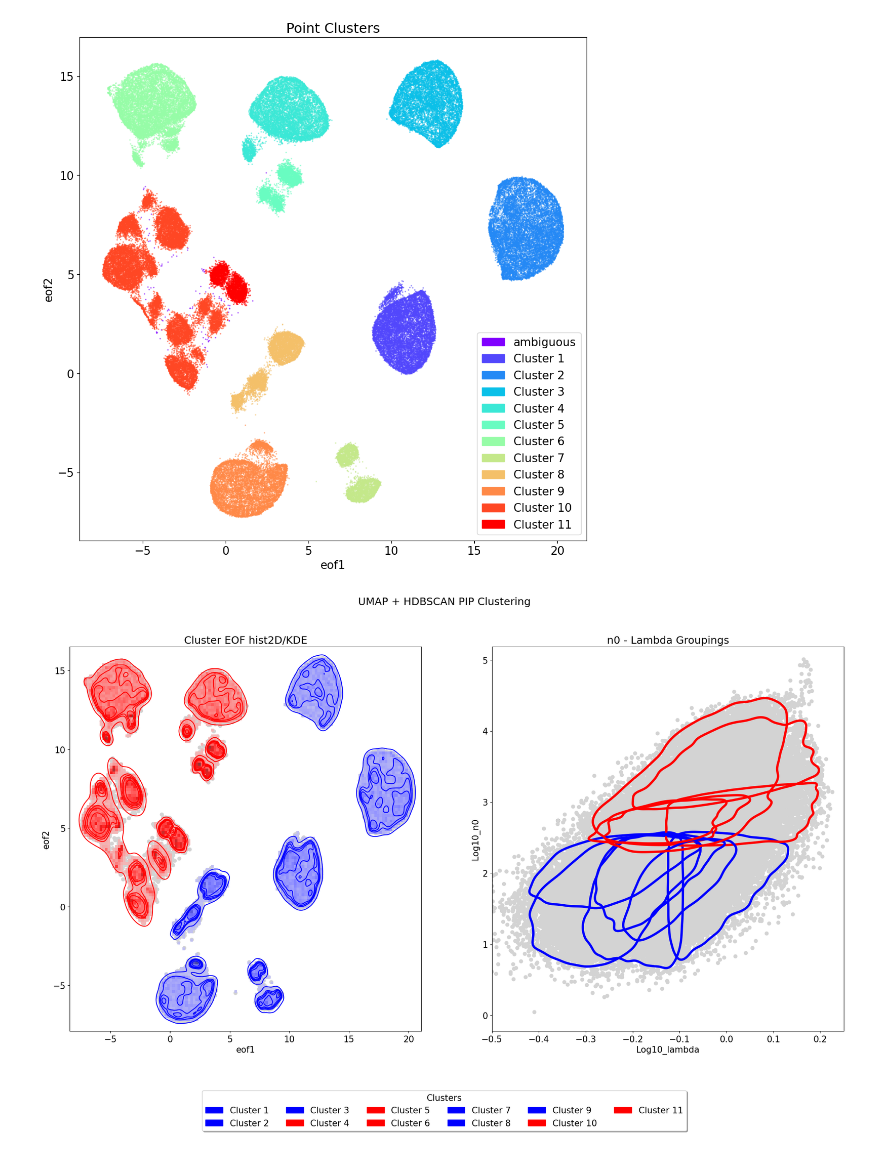
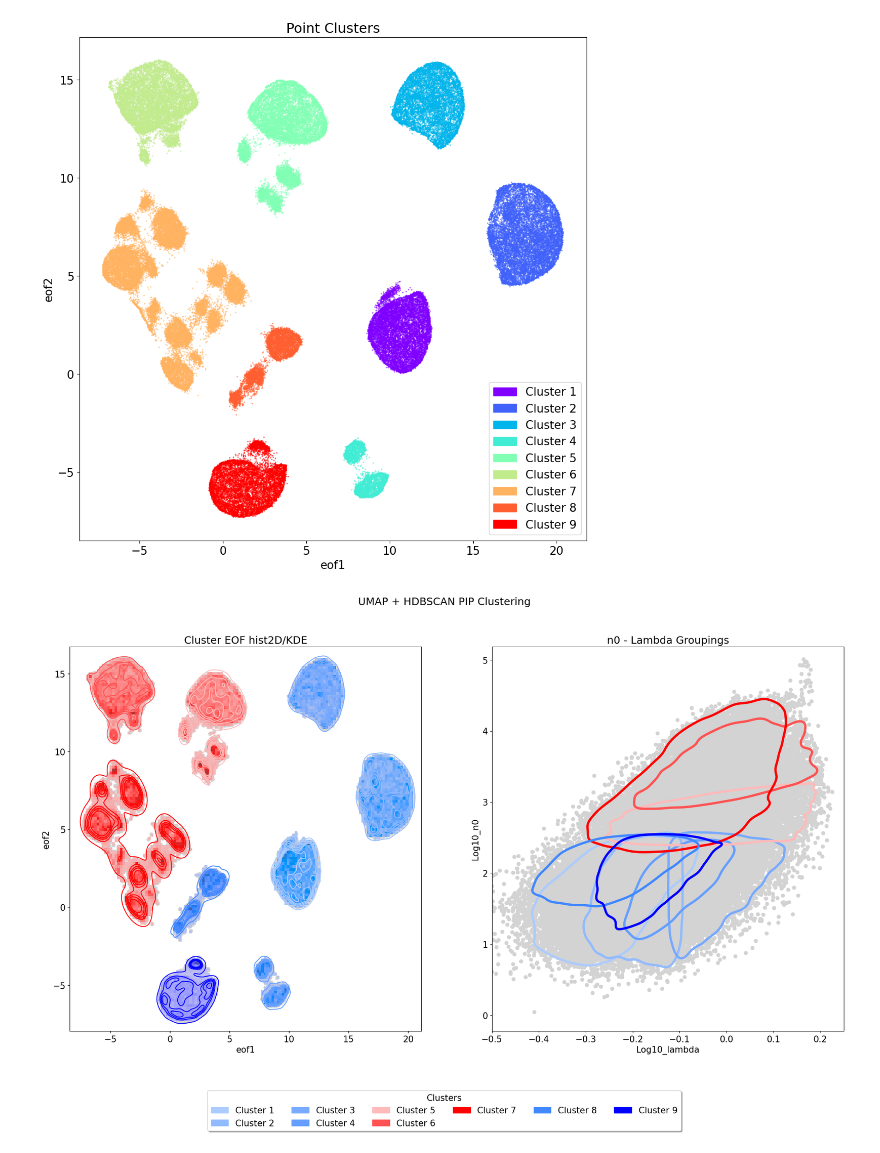
Before and after one commit to frasertheking/pip_processing, a Jupyter notebook: notebooks/train_vae_umap.ipynb, the cells around one changed output. Saved outputs shown, nothing was run; the diff lists cells and outputs as text; code cells hidden in the pictures.

```diff
--- a/notebooks/train_vae_umap.ipynb
+++ b/notebooks/train_vae_umap.ipynb
@@ -66,7 +72,7 @@ umap.plot.diagnostic(mapper, diagnostic_type='pca', point_size=100, ax=ax)
 # %%
 
 df = pd.DataFrame(data={'eof1': embedding[:, 0], 'eof2': embedding[:, 1]})
-scan = HDBSCAN(min_cluster_size=30, cluster_selection_epsilon=0.35).fit(df)
+scan = HDBSCAN(min_cluster_size=30, cluster_selection_epsilon=0.8).fit(df)
 # %%
 
 df['new_cluster'] = scan.labels_ + 1
@@ -97,38 +103,38 @@ plt.show()
 #### Plot 2
 
 ###colors = plt.cm.bwr(np.linspace(0, 1, len(unique_clusters)))
-colors = ['purple', 'blue', 'blue', 'blue', 'red', 'red', 'red', 'blue', 'blue', 'blue', 'red', 'red']
+colors = ['#accbff', '#92bbff', '#78aaff', '#649eff', '#ffbaba', '#ff5252', '#ff0000', '#4188ff', '#0000ff']
 
 cluster_colors = {cluster: color for cluster, color in zip(unique_clusters, colors)}
 patches = []  # Will hold the custom patches for the legend
 
 fig, axs = plt.subplots(1, 2, figsize=(24, 12))  # 1 row, 2 columns
 fig.suptitle("UMAP + HDBSCAN PIP Clustering")
 axs[0].set_title("Cluster EOF hist2D/KDE")
 
 # First subplot
 axs[0].scatter(df['eof1'], df['eof2'], color='lightgray')
 axs[1].scatter(df_all[df_all['cluster_db'] == 0]['Log10_lambda'], df_all[df_all['cluster_db'] == 0]['Log10_n0'], color='black')
 sns.histplot(data=df[df['new_cluster'] != 0], x='eof1', y='eof2', hue='new_cluster', palette=cluster_colors, bins=128, legend=False, cbar=False, ax=axs[0])
 sns.kdeplot(data=df[df['new_cluster'] != 0], x='eof1', y='eof2', hue='new_cluster', palette=cluster_colors, levels=6, legend=False, cbar=False, ax=axs[0])
 for cluster, color in zip(unique_clusters, colors):
     if cluster != 0:  # Don't create patch for 'Noise points'
         patches.append(mpatches.Patch(color=color, label=f'Cluster {cluster}'))
 
 # Second subplot
 axs[1].set_xlim((-0.5, 0.25))
 axs[1].set_title("n0 - Lambda Groupings")
 
 # Plot all points in light gray for subplot 2
 axs[1].scatter(df_all['Log10_lambda'], df_all['Log10_n0'], color='lightgray')
 
 sns.kdeplot(data=df_all, x="Log10_lambda", y="Log10_n0", levels=2, hue="cluster_db", palette=cluster_colors, ax=axs[1], legend=False)
 sns.kdeplot(data=df_all, x="Log10_lambda", y="Log10_n0", levels=2, hue="cluster_db", palette=cluster_colors, ax=axs[1], legend=False, fill=False, linewidths=4)  # Additional kdeplot with lines
 
 # Common legend for the two subplots
 fig.legend(loc='upper center', bbox_to_anchor=(0.5, 0), handles=patches, title='Clusters', fancybox=True, shadow=True, ncol=6)
 
 plt.show()
 # %% [output]
-[figure, old version]
+[figure, new version]
-[figure, old version]
+[figure, new version]
```
Also changed, not shown: parts of 1 cell of this notebook, 1 other file.
